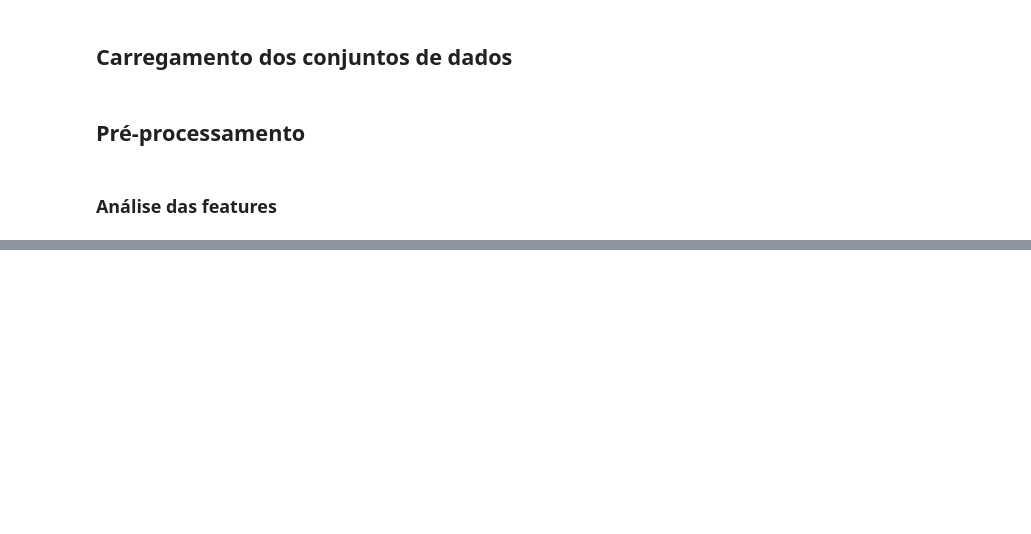
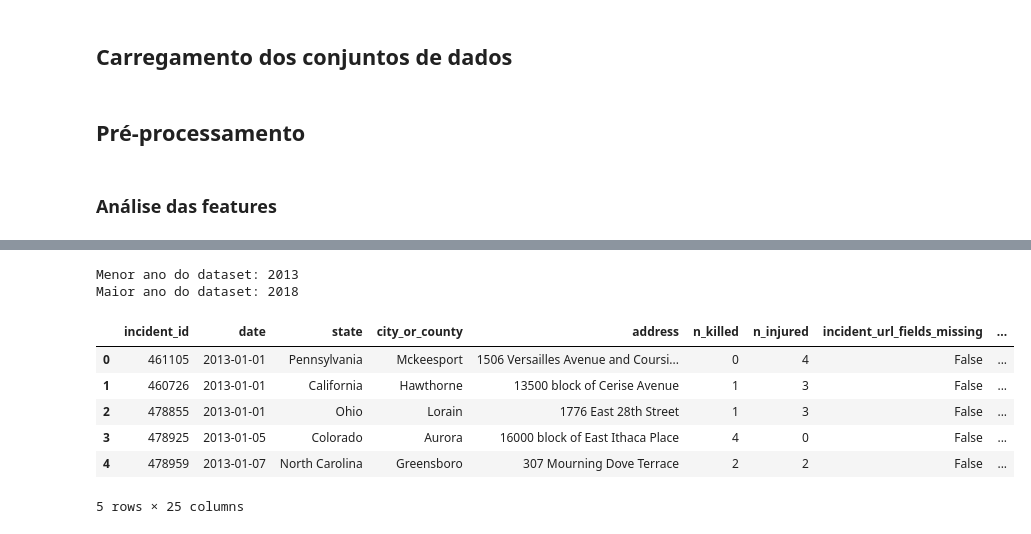
Before and after one commit to if1015-datascience-ufpe/2018-2-projeto-hadoop, a Jupyter notebook: proj.ipynb, the cells around one changed output, grey strips where cells are left out. Saved outputs shown, nothing was run; the diff lists cells and outputs as text; code cells hidden in the pictures; blank space fills up the shorter version.

```diff
--- a/proj.ipynb
+++ b/proj.ipynb
@@ -22,0 +60,5 @@ censo_df = pd.read_csv('./data-sets/acs2015_county_data.csv')
+# %%
+violencia_df.drop(['incident_url', 'source_url', 'sources', 'location_description',\
+                      'participant_name', 'participant_relationship', 'n_guns_involved'], axis=1, inplace=True)
+caracs_incidencia_df = violencia_df['incident_characteristics'].str.split("\|\|", expand=True)
+caracs_incidencia_df
@@ -22,0 +84,26 @@ censo_df = pd.read_csv('./data-sets/acs2015_county_data.csv')
+# %%
+# Separação do formato por data para obter apenas o ano, mês e dia do incidente de maneira descritiva.
+meses = ['January','February','March','April','May','June','July','August','September','October','November','December']
+anos = []
+mes = []
+dia = []
+for i in violencia_df['date']:
+    anos.append(int(i.split('-')[0]))
+    mes.append(meses[int(i.split('-')[1])-1])
+    dia.append(int(i.split('-')[2]))
+violencia_df['ano'] = anos
+violencia_df['mes'] = mes
+violencia_df['dia'] = dia
+print("Menor ano do dataset: %d"%(violencia_df['ano'].min()))
+print("Maior ano do dataset: %d"%(violencia_df['ano'].max()))
+violencia_df.head()
+# %% [output]
+Menor ano do dataset: 2013
+Maior ano do dataset: 2018
+|  | incident_id | date | state | city_or_county | address | n_killed | n_injured | incident_url_fields_missing | ... |
+| 0 | 461105 | 2013-01-01 | Pennsylvania | Mckeesport | 1506 Versailles Avenue and Coursi... | 0 | 4 | False | ... |
+| 1 | 460726 | 2013-01-01 | California | Hawthorne | 13500 block of Cerise Avenue | 1 | 3 | False | ... |
+| 2 | 478855 | 2013-01-01 | Ohio | Lorain | 1776 East 28th Street | 1 | 3 | False | ... |
+| 3 | 478925 | 2013-01-05 | Colorado | Aurora | 16000 block of East Ithaca Place | 4 | 0 | False | ... |
+| 4 | 478959 | 2013-01-07 | North Carolina | Greensboro | 307 Mourning Dove Terrace | 2 | 2 | False | ... |
+5 rows × 25 columns
```
Also changed, not shown: parts of 25 cells of this notebook.
